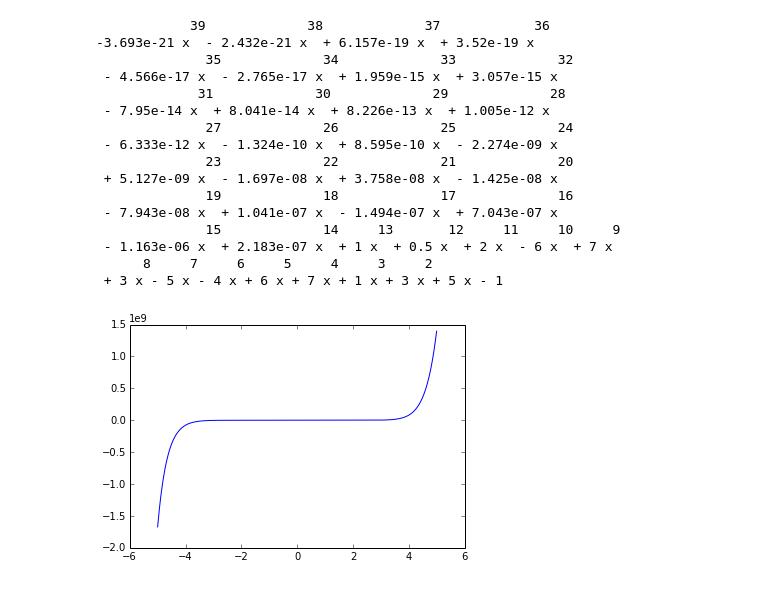
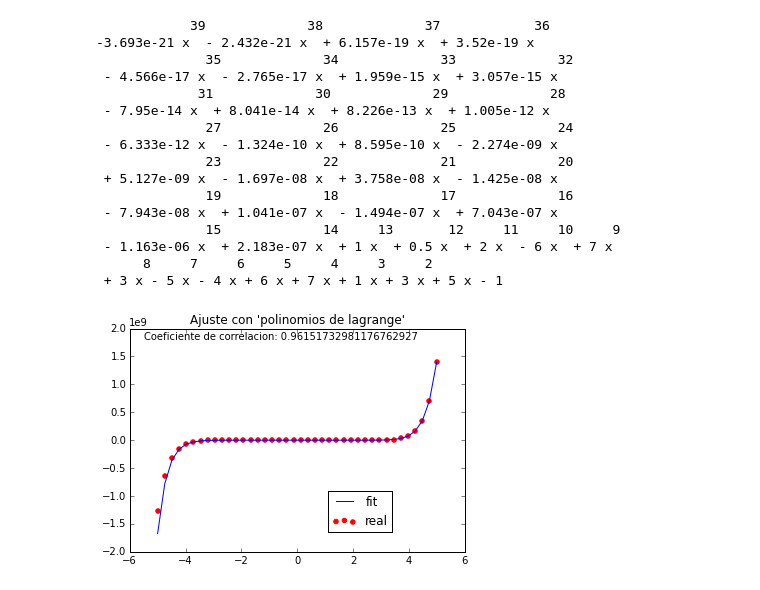
Before and after one commit to jjosealf94/Scripts, a Jupyter notebook: HandsOn7/polyunkown.ipynb, the cells around one changed output. Drawn from its saved outputs; the diff is of its cells as text; code cells hidden in the pictures.

```diff
--- a/HandsOn7/polyunkown.ipynb
+++ b/HandsOn7/polyunkown.ipynb
@@ -4,3 +4,5 @@
 Populating the interactive namespace from numpy and matplotlib
 # %%
 file=genfromtxt("./polyunkown.csv",delimiter=",")
+x=file[:,0]
+y=file[:,1]
@@ -25,3 +9,10 @@ file=genfromtxt("./polyunkown.csv",delimiter=",")
+# %%
+def R2(xexp, xteo):
+    EE = sum((xteo-xexp)**2)
+    mean = sum(xexp)/(len(xexp))
+    variance = sum((mean-xexp)**2)
+    R2 = 1 - EE/variance
+    return R2
 # %%
 def lagrangep(absc,j):
     pol=np.poly1d([0,1])
@@ -38,7 +29,8 @@ def interlagr(absc,orde):
     return poly
 
 po=interlagr(file[:,0],file[:,1])
-print po
+yteo=po(x)
+print(po)
 # %% [output]
             39             38             37            36
 -3.693e-21 x  - 2.432e-21 x  + 6.157e-19 x  + 3.52e-19 x
@@ -56,10 +48,14 @@ print po
  - 1.163e-06 x  + 2.183e-07 x  + 1 x  + 0.5 x  + 2 x  - 6 x  + 7 x
       8     7     6     5     4     3     2
  + 3 x - 5 x - 4 x + 6 x + 7 x + 1 x + 3 x + 5 x - 1
-# %%
-figure()
-x=linspace(-5,5,1000)
-plot(x,po(x))
-show()
-# %% [output]
-[figure, removed]
+# %%
+r2=R2(y,yteo)
+figure(figsize(6,4))
+scatter(x,y,color='red', label='real')
+plot(x,yteo,color='blue',label='fit')
+title("Ajuste con 'polinomios de lagrange'")
+text(-5.5,1.8e+09,"Coeficiente de correlacion: %.20f"%r2)
+legend(bbox_to_anchor=(0.8, 0.3))
+show()
+# %% [output]
+[figure, added]
```
Also changed, not shown: parts of 3 cells of this notebook.
